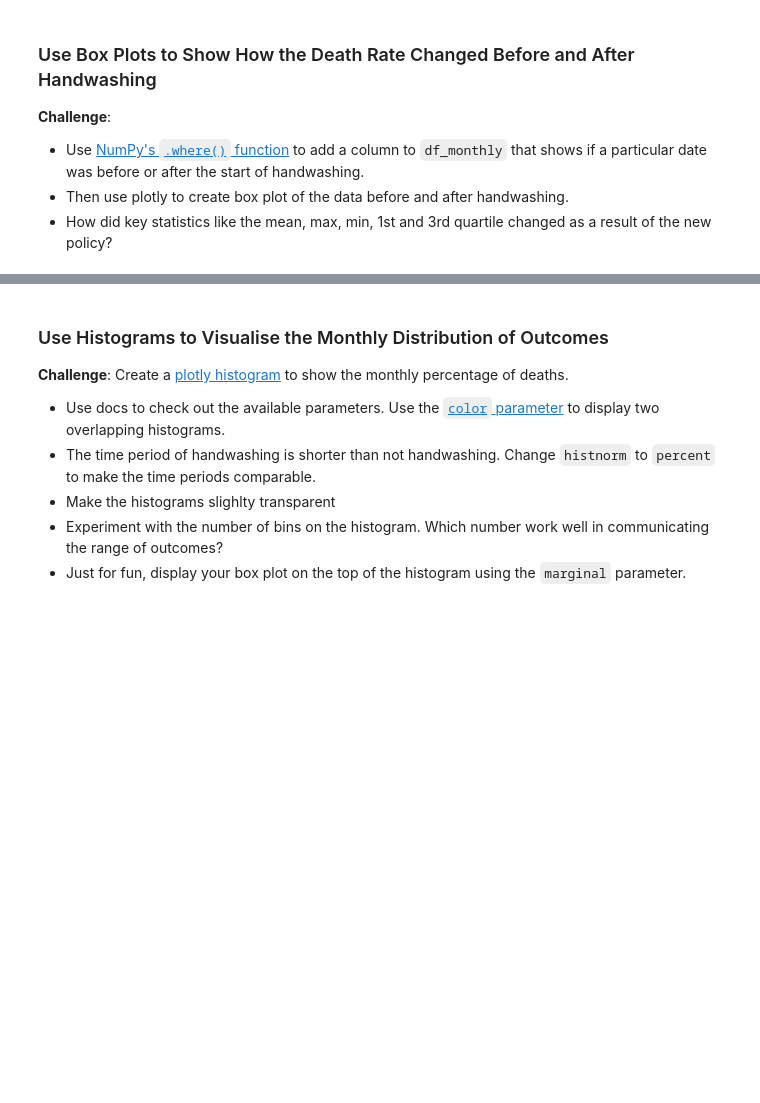
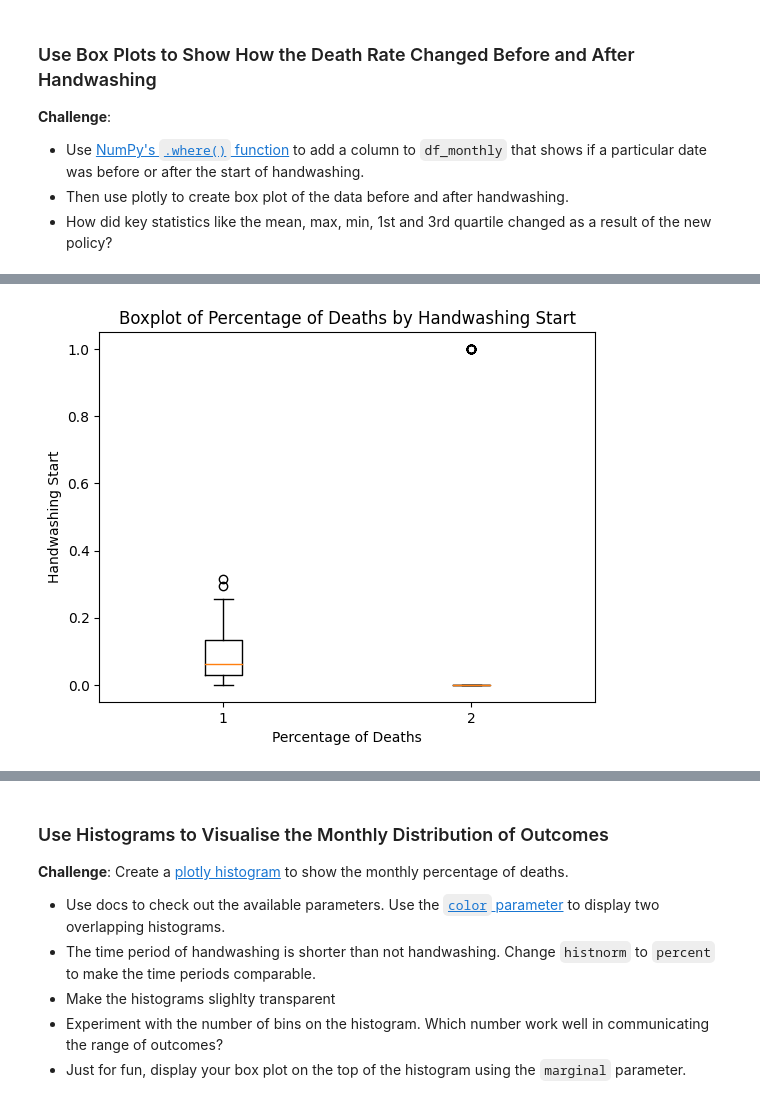
Before and after one commit to staixo/Python100day, a Jupyter notebook: Advanced/Datascience/Doctor/Dr_Semmelweis_Handwashing_Discover.ipynb, the cells around one changed output, grey strips where cells are left out. Drawn from its saved outputs; the diff is of its cells as text; code cells hidden in the pictures; blank space fills up the shorter version.

```diff
--- a/Advanced/Datascience/Doctor/Dr_Semmelweis_Handwashing_Discover.ipynb
+++ b/Advanced/Datascience/Doctor/Dr_Semmelweis_Handwashing_Discover.ipynb
@@ -409,3 +421,6 @@ plt.show()
 * Use [NumPy's `.where()` function](https://numpy.org/doc/stable/reference/generated/numpy.where.html) to add a column to `df_monthly` that shows if a particular date was before or after the start of handwashing.
 * Then use plotly to create box plot of the data before and after handwashing.
 * How did key statistics like the mean, max, min, 1st and 3rd quartile changed as a result of the new policy?
+# %%
+df_monthly['Handwashing_start'] = np.where(df_monthly['date']>handwashing_start, True, False)
+df_monthly
@@ -411,0 +441,10 @@ plt.show()
+# %%
+import matplotlib.pyplot as plt
+
+plt.boxplot(df_monthly[["pct_deaths","Handwashing_start"]], vert=True)
+plt.xlabel("Percentage of Deaths")
+plt.ylabel("Handwashing Start")
+plt.title("Boxplot of Percentage of Deaths by Handwashing Start")
+plt.show()
+# %% [output]
+[figure, added]
```
Also changed, not shown: parts of 9 cells of this notebook.
